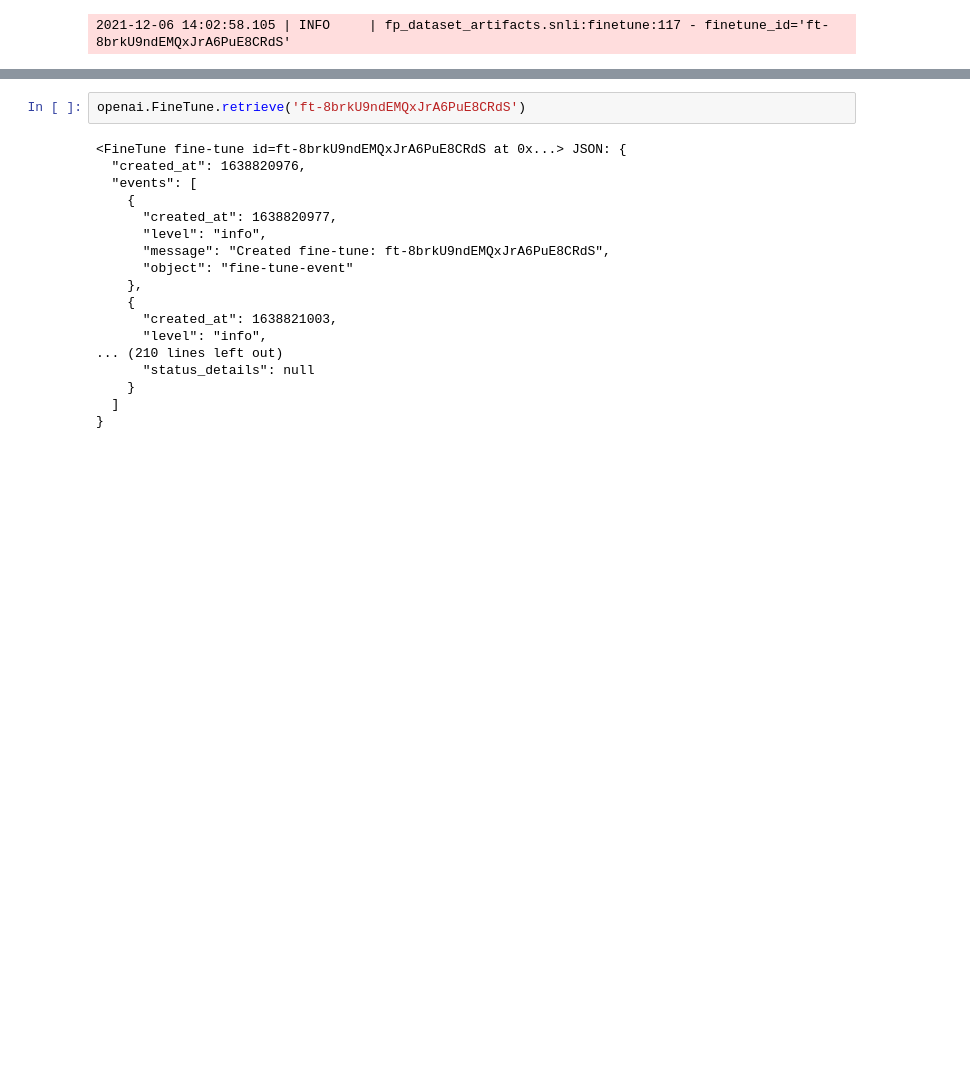
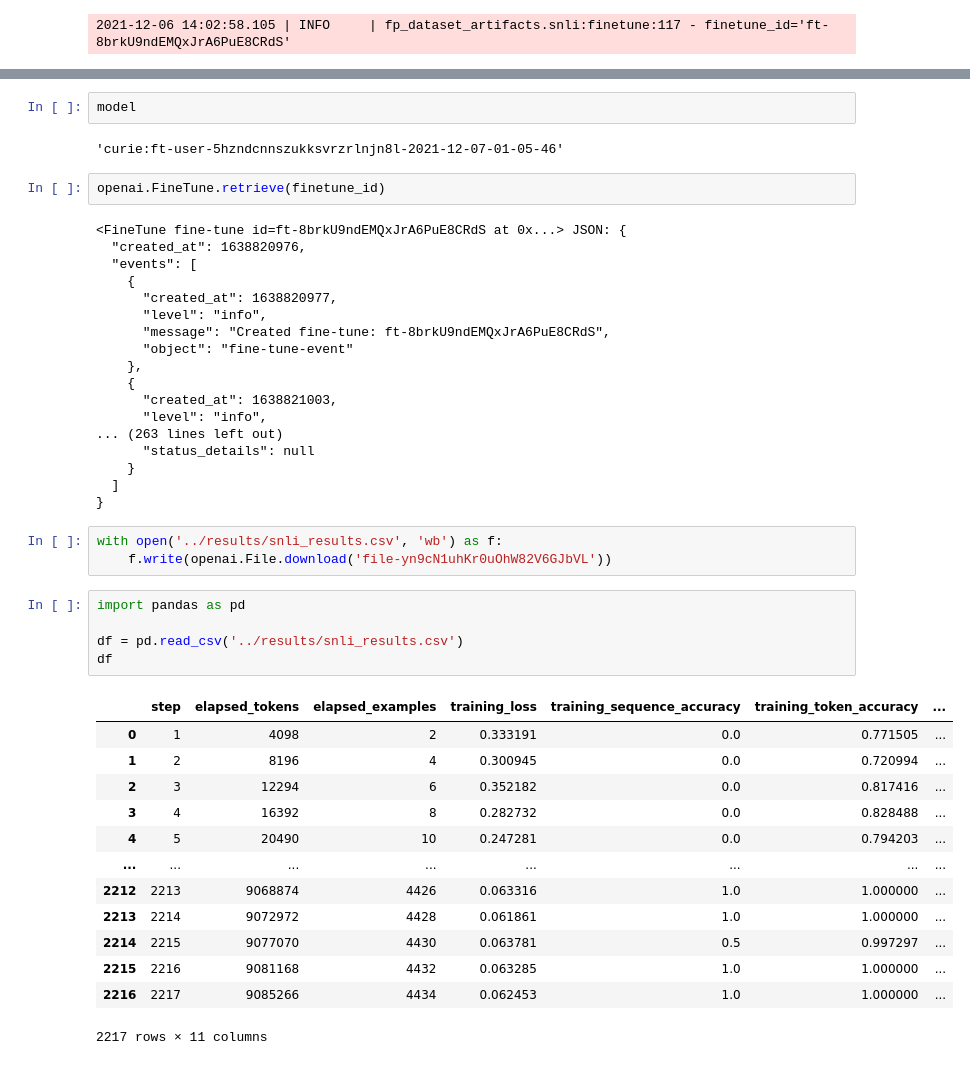
Before and after one commit to mingiryu/fp-dataset-artifacts, a Jupyter notebook: notebooks/fine tuning - snli - simple.ipynb, the cells around one changed output, grey strips where cells are left out. Saved outputs shown, nothing was run; the diff lists cells and outputs as text; blank space fills up the shorter version.

```diff
--- a/notebooks/fine tuning - snli - simple.ipynb
+++ b/notebooks/fine tuning - snli - simple.ipynb
@@ -31,5 +44,9 @@ AssertionError: Please wait for the fine-tuning to be completed.
+# %%
+model
+# %% [output]
+'curie:ft-user-5hzndcnnszukksvrzrlnjn8l-2021-12-07-01-05-46'
 # %%
-openai.FineTune.retrieve('ft-8brkU9ndEMQxJrA6PuE8CRdS')
+openai.FineTune.retrieve(finetune_id)
 # %% [output]
 <FineTune fine-tune id=ft-8brkU9ndEMQxJrA6PuE8CRdS at 0x...> JSON: {
   "created_at": 1638820976,
@@ -43,8 +60,30 @@ openai.FineTune.retrieve('ft-8brkU9ndEMQxJrA6PuE8CRdS')
     {
       "created_at": 1638821003,
       "level": "info",
-... (210 lines left out)
+... (263 lines left out)
       "status_details": null
     }
   ]
 }
+# %%
+with open('../results/snli_results.csv', 'wb') as f:
+    f.write(openai.File.download('file-yn9cN1uhKr0uOhW82V6GJbVL'))
+# %%
+import pandas as pd
+
+df = pd.read_csv('../results/snli_results.csv')
+df
+# %% [output]
+|  | step | elapsed_tokens | elapsed_examples | training_loss | training_sequence_accuracy | training_token_accuracy | ... |
+| 0 | 1 | 4098 | 2 | 0.333191 | 0.0 | 0.771505 | ... |
+| 1 | 2 | 8196 | 4 | 0.300945 | 0.0 | 0.720994 | ... |
+| 2 | 3 | 12294 | 6 | 0.352182 | 0.0 | 0.817416 | ... |
+| 3 | 4 | 16392 | 8 | 0.282732 | 0.0 | 0.828488 | ... |
+| 4 | 5 | 20490 | 10 | 0.247281 | 0.0 | 0.794203 | ... |
+| ... | ... | ... | ... | ... | ... | ... | ... |
+| 2212 | 2213 | 9068874 | 4426 | 0.063316 | 1.0 | 1.000000 | ... |
+| 2213 | 2214 | 9072972 | 4428 | 0.061861 | 1.0 | 1.000000 | ... |
+| 2214 | 2215 | 9077070 | 4430 | 0.063781 | 0.5 | 0.997297 | ... |
+| 2215 | 2216 | 9081168 | 4432 | 0.063285 | 1.0 | 1.000000 | ... |
+| 2216 | 2217 | 9085266 | 4434 | 0.062453 | 1.0 | 1.000000 | ... |
+2217 rows × 11 columns
```
Also changed, not shown: parts of 4 cells of this notebook, 3 other files.
